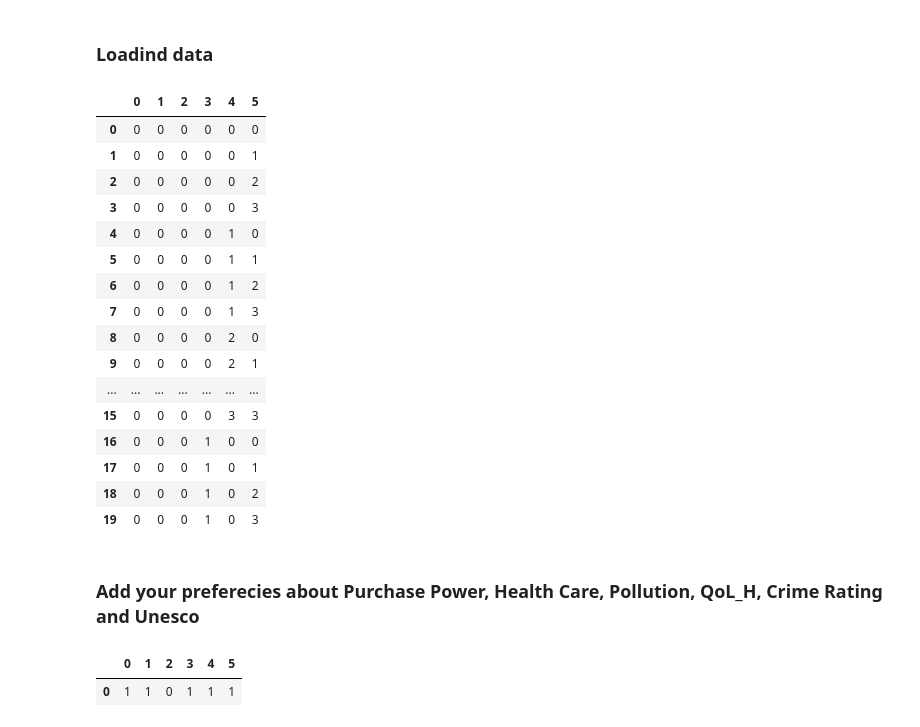
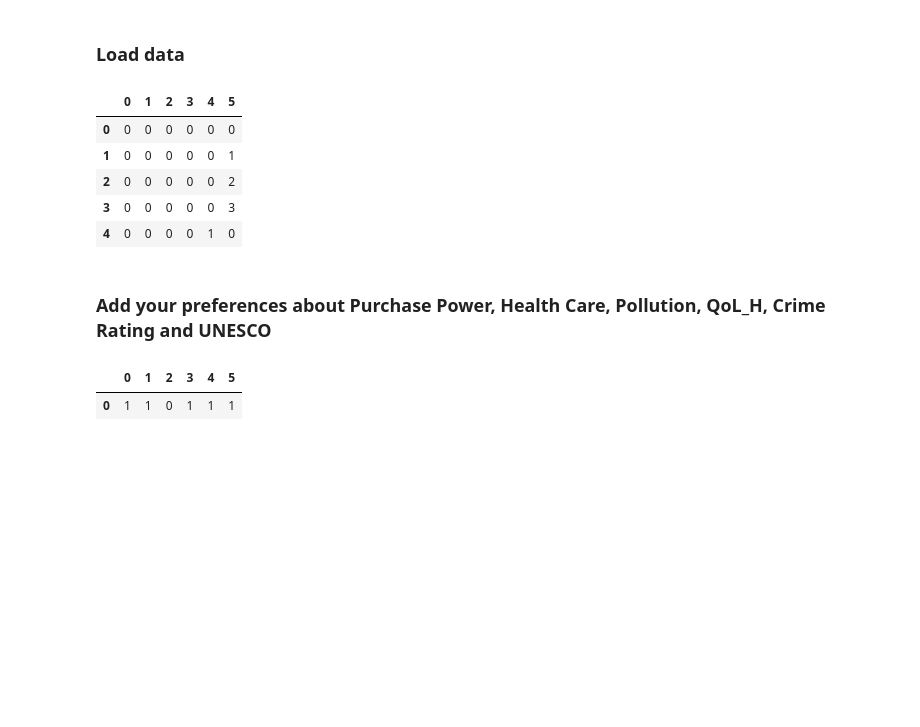
Before and after one commit to calvincbzhang/city-search-tool, a Jupyter notebook: city_search_tool.ipynb, the cells around one changed output. Saved outputs shown, nothing was run; the diff lists cells and outputs as text; code cells hidden in the pictures; blank space fills up the shorter version.

```diff
--- a/city_search_tool.ipynb
+++ b/city_search_tool.ipynb
@@ -18,30 +21,18 @@ from sklearn.metrics.pairwise import manhattan_distances, euclidean_distances
 # %% [markdown]
-### Loadind data
+### Load data
 # %%
-cities_ds=pd.read_csv('https://raw.githubusercontent.com/zhangchenbocalvin/city-search-tool/main/data/cities_ds.csv')
+cities_ds = pd.read_csv('https://raw.githubusercontent.com/zhangchenbocalvin/city-search-tool/main/data/cities_ds.csv')
 people_ds = pd.read_csv('https://raw.githubusercontent.com/zhangchenbocalvin/city-search-tool/main/data/people_ds_100.csv')
-people= people_ds['Weights'].str.replace('(', '', regex=True).str.replace(')', '', regex=True).str.replace(',', '', regex=True).str.split(expand=True)
+people = people_ds['Weights'].str.replace('(', '', regex=True).str.replace(')', '', regex=True).str.replace(',', '', regex=True).str.split(expand=True)
 
-
-people.head(20)
+people.head()
 # %% [output]
 |  | 0 | 1 | 2 | 3 | 4 | 5 |
 | 0 | 0 | 0 | 0 | 0 | 0 | 0 |
 | 1 | 0 | 0 | 0 | 0 | 0 | 1 |
 | 2 | 0 | 0 | 0 | 0 | 0 | 2 |
 | 3 | 0 | 0 | 0 | 0 | 0 | 3 |
 | 4 | 0 | 0 | 0 | 0 | 1 | 0 |
-| 5 | 0 | 0 | 0 | 0 | 1 | 1 |
-| 6 | 0 | 0 | 0 | 0 | 1 | 2 |
-| 7 | 0 | 0 | 0 | 0 | 1 | 3 |
-| 8 | 0 | 0 | 0 | 0 | 2 | 0 |
-| 9 | 0 | 0 | 0 | 0 | 2 | 1 |
-| ... | ... | ... | ... | ... | ... | ... |
-| 15 | 0 | 0 | 0 | 0 | 3 | 3 |
-| 16 | 0 | 0 | 0 | 1 | 0 | 0 |
-| 17 | 0 | 0 | 0 | 1 | 0 | 1 |
-| 18 | 0 | 0 | 0 | 1 | 0 | 2 |
-| 19 | 0 | 0 | 0 | 1 | 0 | 3 |
 # %% [markdown]
-### Add your preferecies about Purchase Power, Health Care, Pollution, QoL_H, Crime Rating and Unesco
+### Add your preferences about Purchase Power, Health Care, Pollution, QoL_H, Crime Rating and UNESCO
 # %%
```
Also changed, not shown: parts of 7 cells of this notebook.
